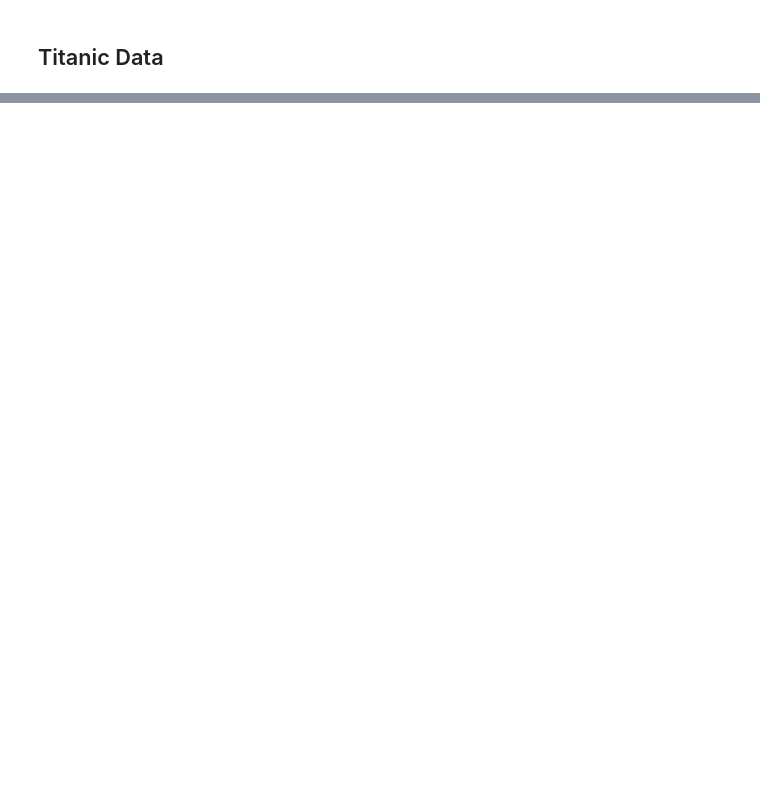
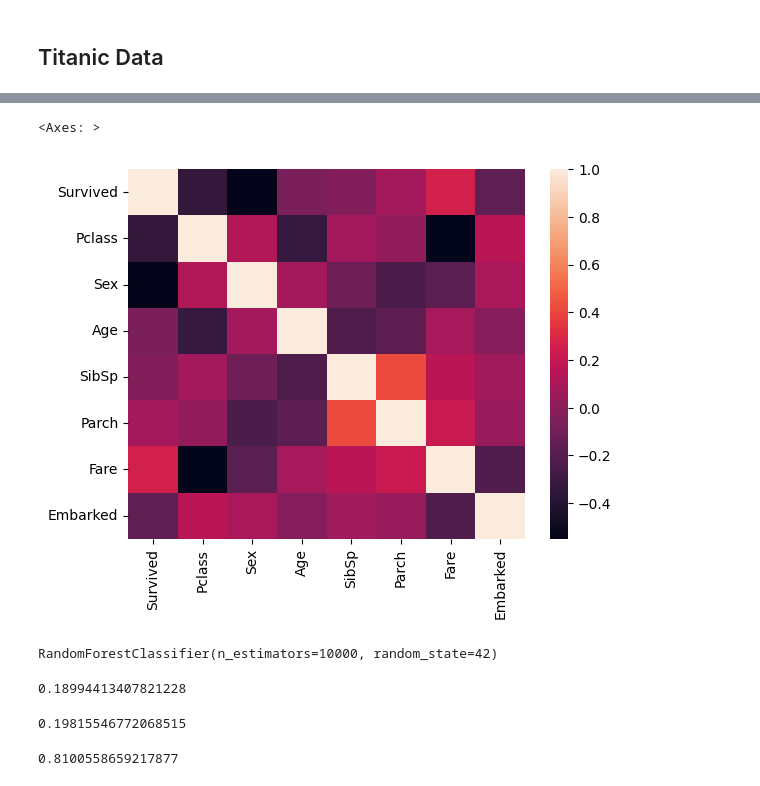
Before and after one commit to ysfztpp/titanicModel, a Jupyter notebook: main.ipynb, the cells around one changed output, grey strips where cells are left out. Saved outputs shown, nothing was run; the diff lists cells and outputs as text; code cells hidden in the pictures; blank space fills up the shorter version.

```diff
--- a/main.ipynb
+++ b/main.ipynb
@@ -100,0 +125,5 @@ df_test['Fare'] = imputerFare.transform(df_test[['Fare']])
+# %%
+sns.heatmap(df_train.corr())
+# %% [output]
+<Axes: >
+[figure, added]
@@ -100,0 +140,24 @@ df_test['Fare'] = imputerFare.transform(df_test[['Fare']])
+# %%
+from sklearn.ensemble import RandomForestClassifier
+
+rfc = RandomForestClassifier(random_state=42, n_estimators=10000)
+
+rfc.fit(X_train, y_train)
+# %% [output]
+RandomForestClassifier(n_estimators=10000, random_state=42)
+# %%
+y_pred = rfc.predict(X_test)
+
+from sklearn.metrics import mean_squared_error, r2_score, accuracy_score
+
+mean_squared_error(y_test, y_pred)
+# %% [output]
+0.18994413407821228
+# %%
+r2_score(y_test, y_pred)
+# %% [output]
+0.19815546772068515
+# %%
+accuracy_score(y_test, y_pred)
+# %% [output]
+0.8100558659217877
```
Also changed, not shown: parts of 12 cells of this notebook, 1 other file.
